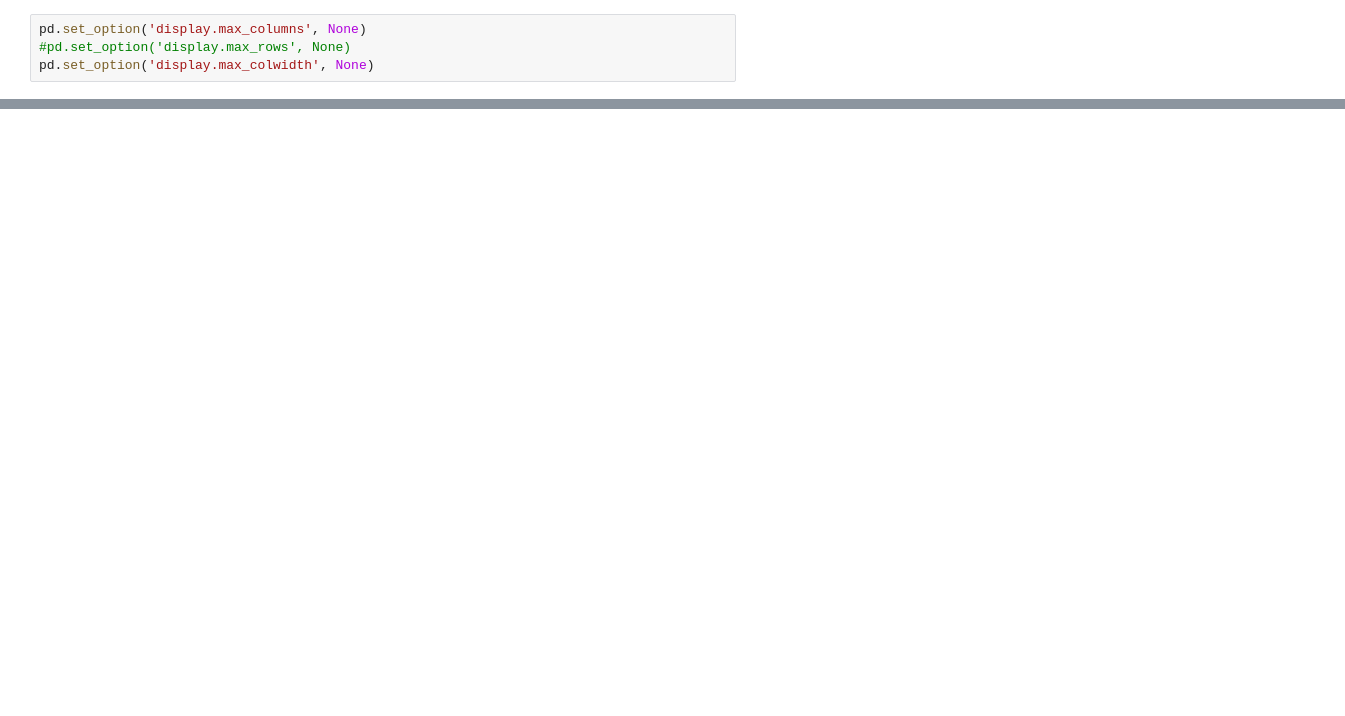
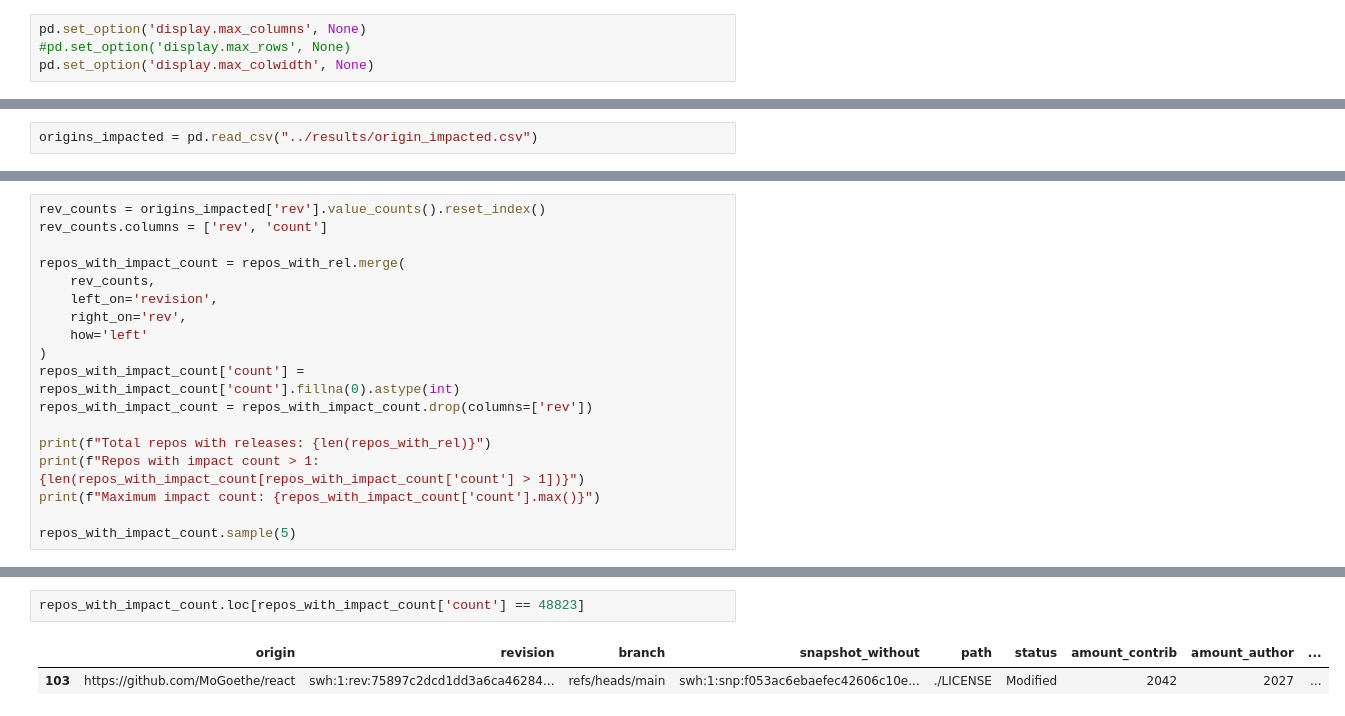
Before and after one commit to srapaport/modified-files, a Jupyter notebook: python/analysis.ipynb, the cells around one changed output, grey strips where cells are left out. Saved outputs shown, nothing was run; the diff lists cells and outputs as text; blank space fills up the shorter version.

```diff
--- a/python/analysis.ipynb
+++ b/python/analysis.ipynb
@@ -57,0 +83,2 @@ df.loc[df['path'].str.contains("license", case=False) & df['branch'].str.contain
+# %%
+origins_impacted = pd.read_csv("../results/origin_impacted.csv")
@@ -57,0 +94,18 @@ df.loc[df['path'].str.contains("license", case=False) & df['branch'].str.contain
+# %%
+rev_counts = origins_impacted['rev'].value_counts().reset_index()
+rev_counts.columns = ['rev', 'count']
+
+repos_with_impact_count = repos_with_rel.merge(
+    rev_counts,
+    left_on='revision',
+    right_on='rev',
+    how='left'
+)
+repos_with_impact_count['count'] = repos_with_impact_count['count'].fillna(0).astype(int)
+repos_with_impact_count = repos_with_impact_count.drop(columns=['rev'])
+
+print(f"Total repos with releases: {len(repos_with_rel)}")
+print(f"Repos with impact count > 1: {len(repos_with_impact_count[repos_with_impact_count['count'] > 1])}")
+print(f"Maximum impact count: {repos_with_impact_count['count'].max()}")
+
+repos_with_impact_count.sample(5)
@@ -57,0 +122,5 @@ df.loc[df['path'].str.contains("license", case=False) & df['branch'].str.contain
+# %%
+repos_with_impact_count.loc[repos_with_impact_count['count'] == 48823]
+# %% [output]
+|  | origin | revision | branch | snapshot_without | path | status | amount_contrib | amount_author | ... |
+| 103 | https://github.com/MoGoethe/react | swh:1:rev:75897c2dcd1dd3a6ca46284... | refs/heads/main | swh:1:snp:f053ac6ebaefec42606c10e... | ./LICENSE | Modified | 2042 | 2027 | ... |
```
Also changed, not shown: parts of 18 cells of this notebook, 4 other files.
